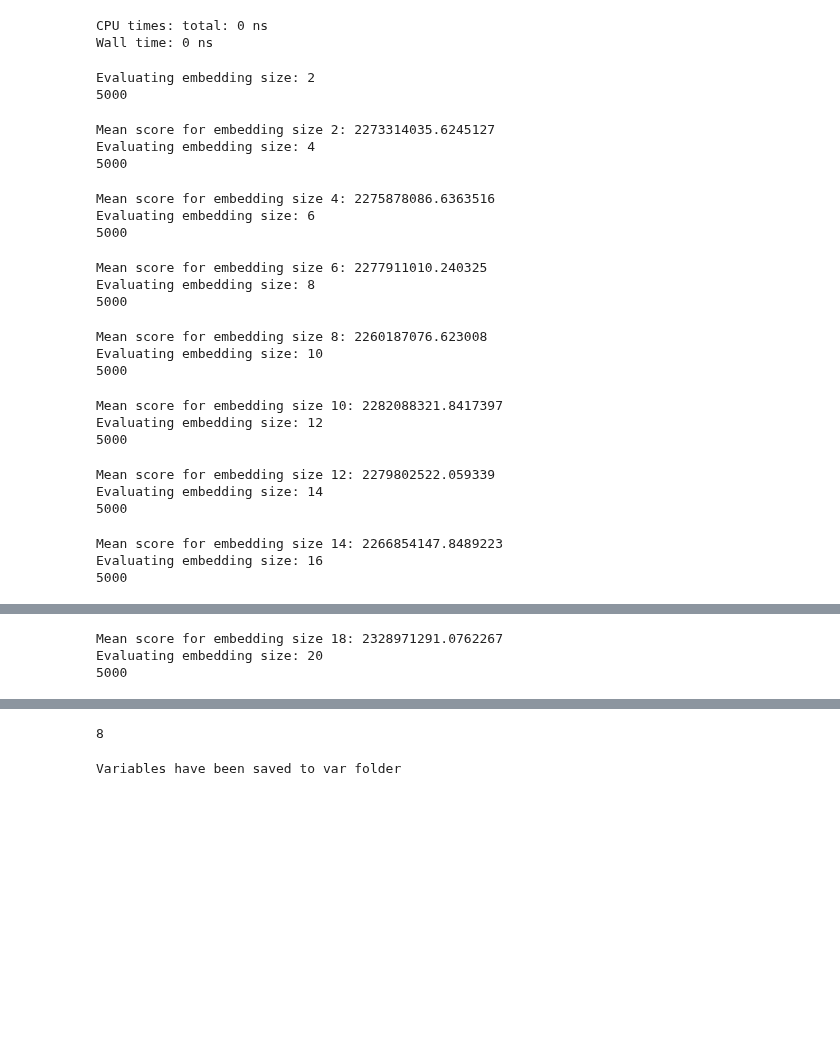
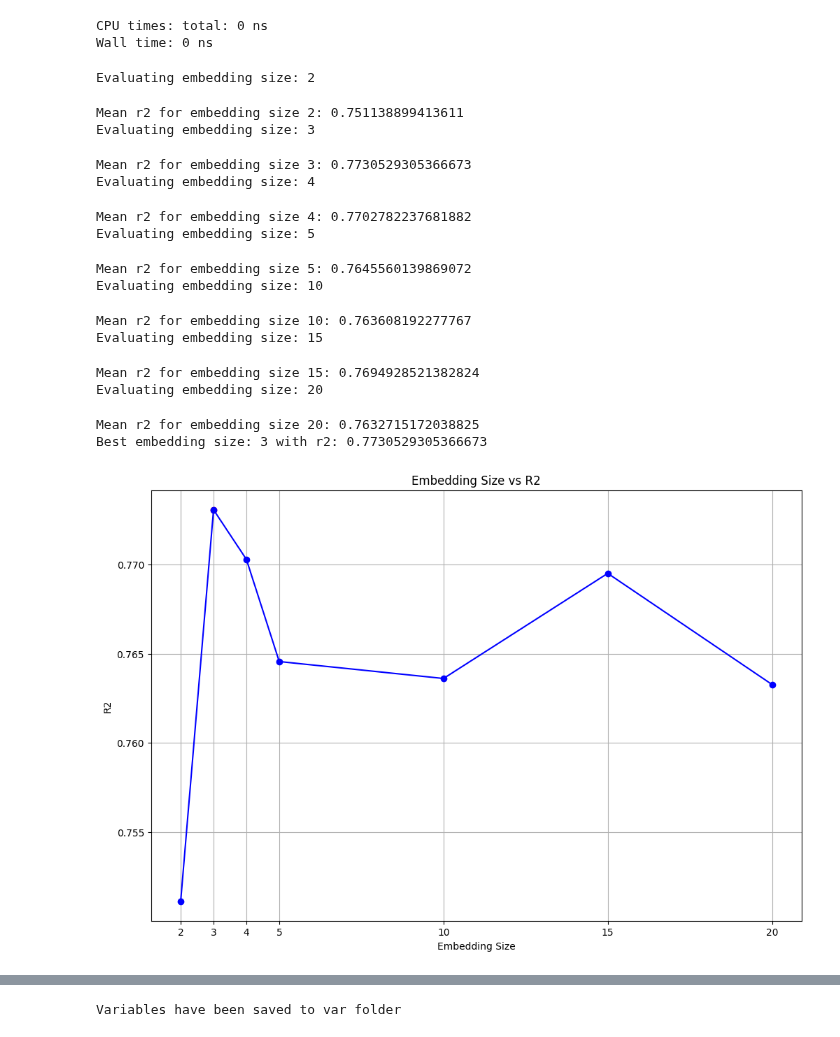
Before and after one commit to mamintoosi-papers-codes/House2Vec, a Jupyter notebook: DeepWalk-HPP.ipynb, the cells around one changed output, grey strips where cells are left out. Saved outputs shown, nothing was run; the diff lists cells and outputs as text; code cells hidden in the pictures; blank space fills up the shorter version.

```diff
--- a/DeepWalk-HPP.ipynb
+++ b/DeepWalk-HPP.ipynb
@@ -491,41 +533,35 @@ def generate_tikz(results_df, best_params, best_score, score_name):
 # %%
 %%time
 
-score_name='rmse'
+score_name='r2' #or 'rmse'
 # Perform grid search on the training set
-embedding_sizes = [2, 4, 6, 8, 10, 12, 14, 16, 18, 20]
+# embedding_sizes = [2, 4, 6, 8, 10, 12, 14, 16, 18, 20]
+embedding_sizes = [2, 3, 4, 5, 10, 15, 20]
 best_embedding_size, X, y, results_df = grid_search_embedding_size(df, G, embedding_sizes, score_name=score_name)
 
 # Save results to Excel
 results_df.to_excel('embedding_size_results.xlsx', index=False)
 
 # Plotting
 plot_results(results_df, best_embedding_size, results_df.loc[results_df['Embedding Size'] == best_embedding_size].iloc[0][score_name], score_name)
 
 # Generate TikZ/PGF code
-tikz_code = generate_tikz(results_df, best_embedding_size, results_df.loc[results_df['Embedding Size'] == best_embedding_size].iloc[0][score_name], score_name)
-print(tikz_code)
+# tikz_code = generate_tikz(results_df, best_embedding_size, results_df.loc[results_df['Embedding Size'] == best_embedding_size].iloc[0][score_name], score_name)
+# print(tikz_code)
 # %% [output]
 Evaluating embedding size: 2
-5000
-Mean score for embedding size 2: 2273314035.6245127
-Evaluating embedding size: 4
-5000
+Mean r2 for embedding size 2: 0.751138899413611
+Evaluating embedding size: 3
-Mean score for embedding size 4: 2275878086.6363516
-Evaluating embedding size: 6
-5000
+Mean r2 for embedding size 3: 0.7730529305366673
+Evaluating embedding size: 4
-Mean score for embedding size 6: 2277911010.240325
-Evaluating embedding size: 8
-5000
+Mean r2 for embedding size 4: 0.7702782237681882
+Evaluating embedding size: 5
-Mean score for embedding size 8: 2260187076.623008
+Mean r2 for embedding size 5: 0.7645560139869072
 Evaluating embedding size: 10
-5000
-Mean score for embedding size 10: 2282088321.8417397
-Evaluating embedding size: 12
-5000
+Mean r2 for embedding size 10: 0.763608192277767
+Evaluating embedding size: 15
-Mean score for embedding size 12: 2279802522.059339
-Evaluating embedding size: 14
-5000
+Mean r2 for embedding size 15: 0.7694928521382824
+Evaluating embedding size: 20
-Mean score for embedding size 14: 2266854147.8489223
-Evaluating embedding size: 16
-5000
+Mean r2 for embedding size 20: 0.7632715172038825
+Best embedding size: 3 with r2: 0.7730529305366673
+[figure, added]
@@ -535,3 +569,0 @@ Evaluating embedding size: 18
-Mean score for embedding size 18: 2328971291.0762267
-Evaluating embedding size: 20
-5000
@@ -542 +569,0 @@ Wall time: 2h 33min 31s
-8
```
Also changed, not shown: parts of 12 cells of this notebook, 10 other files.
